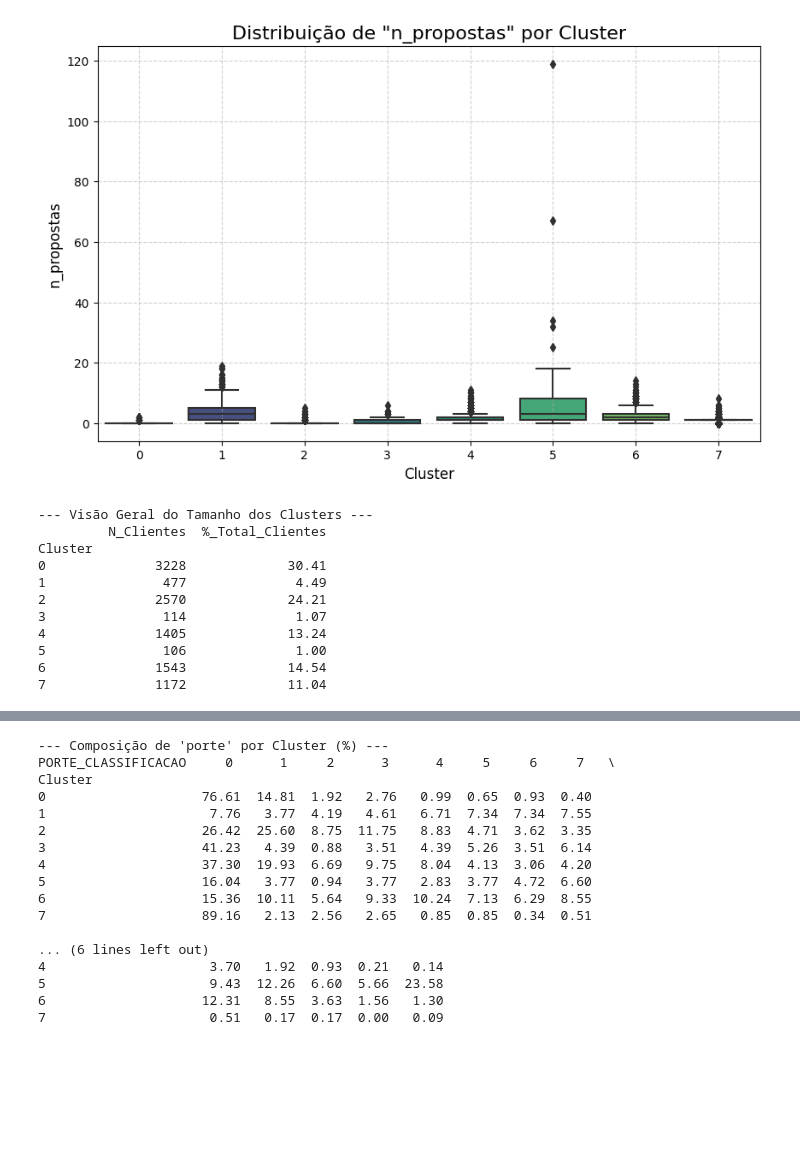
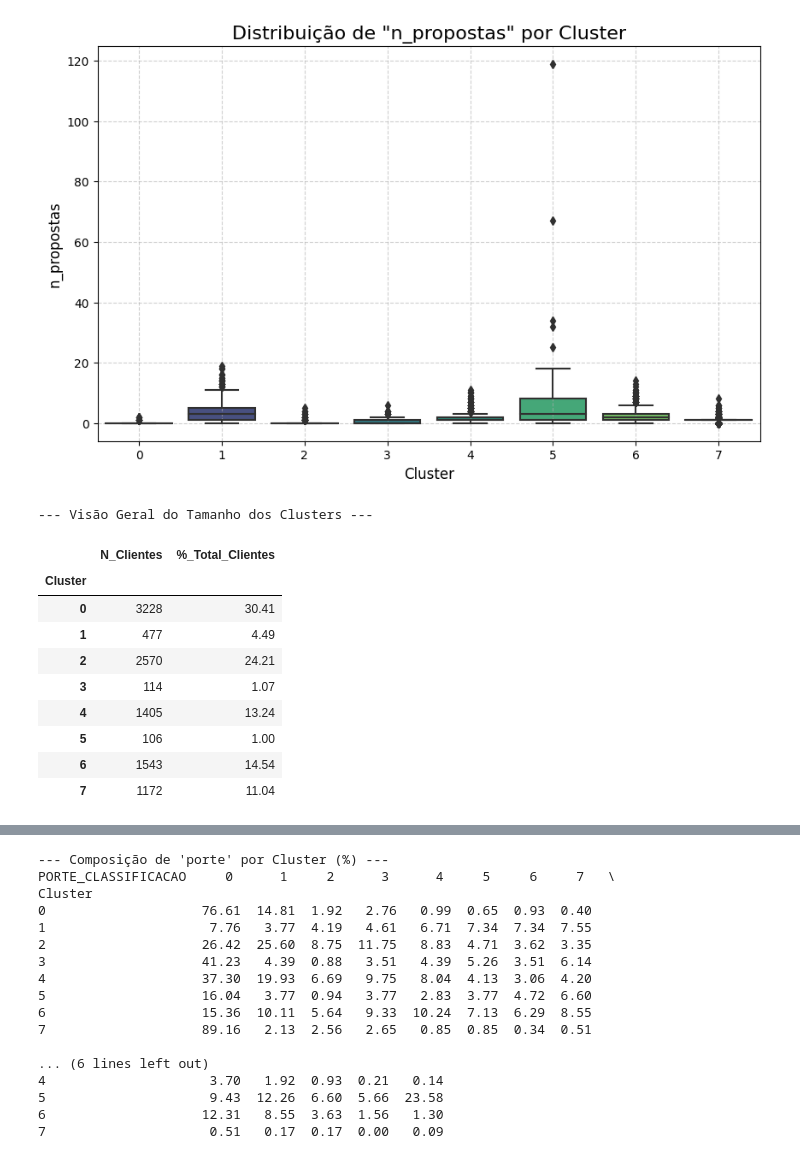
Before and after one commit to fiap-datascience/arcana, a Jupyter notebook: notebooks/clusterizacao_GMM.ipynb, the cells around one changed output, grey strips where cells are left out. Cells and saved outputs as stored; diff of their text form; code cells hidden in the pictures; blank space fills up the shorter version.

```diff
--- a/notebooks/clusterizacao_GMM.ipynb
+++ b/notebooks/clusterizacao_GMM.ipynb
@@ -780,30 +782,30 @@ for coluna in colunas_numericas:
 # %%
 # Tamanho absoluto
 tamanho_clusters = df_clusterizado['Cluster'].value_counts().sort_index()
 
 # Tamanho relativo (%)
 proporcao_clusters = df_clusterizado['Cluster'].value_counts(normalize=True).mul(100).round(2).sort_index()
 
 # Juntando em uma tabela resumo
 overview_clusters = pd.DataFrame({
     'N_Clientes': tamanho_clusters,
     '%_Total_Clientes': proporcao_clusters
 })
 
 print("--- Visão Geral do Tamanho dos Clusters ---")
-print(overview_clusters)
+overview_clusters
 # %% [output]
 --- Visão Geral do Tamanho dos Clusters ---
-         N_Clientes  %_Total_Clientes
-Cluster
-0              3228             30.41
-1               477              4.49
-2              2570             24.21
-3               114              1.07
-4              1405             13.24
-5               106              1.00
-6              1543             14.54
-7              1172             11.04
+|  | N_Clientes | %_Total_Clientes |
+| Cluster |  |  |
+| 0 | 3228 | 30.41 |
+| 1 | 477 | 4.49 |
+| 2 | 2570 | 24.21 |
+| 3 | 114 | 1.07 |
+| 4 | 1405 | 13.24 |
+| 5 | 106 | 1.00 |
+| 6 | 1543 | 14.54 |
+| 7 | 1172 | 11.04 |
 # %%
 # Lista das suas colunas numéricas de interesse
 colunas_numericas = [
```
Also changed, not shown: parts of 4 cells of this notebook, 40 other files.
